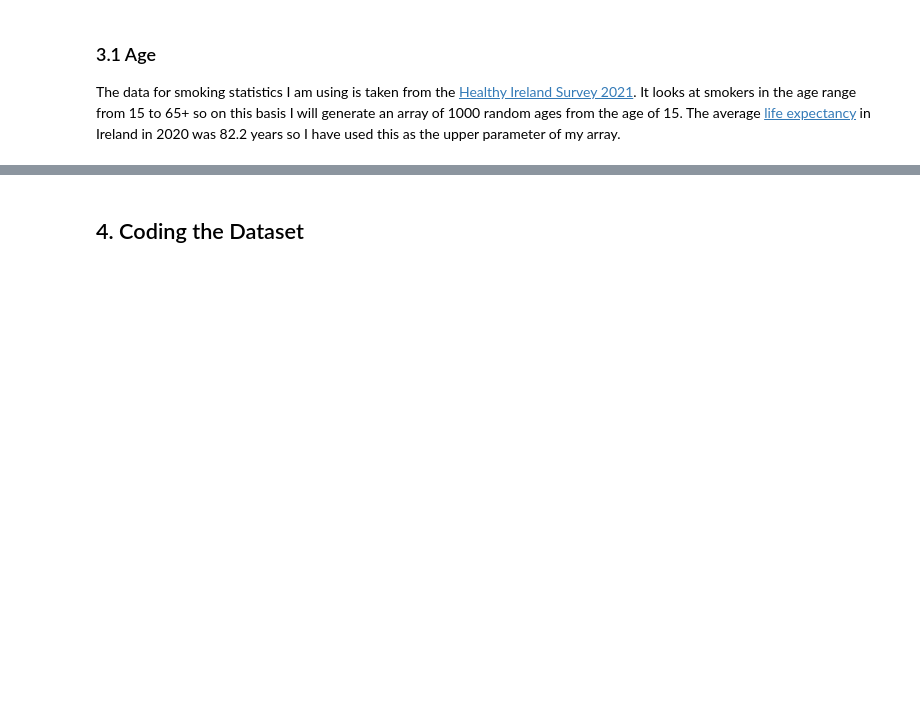
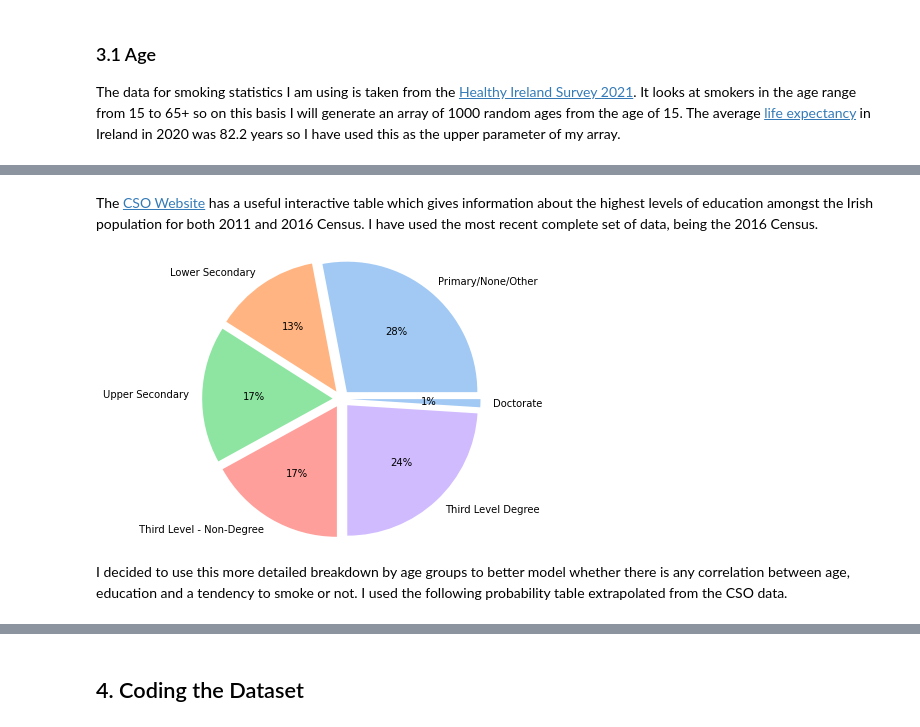
Before and after one commit to Scunnies/PfDA_Assignment, a Jupyter notebook: PfDA_Assignment.ipynb, the cells around one changed output, grey strips where cells are left out. Saved outputs shown, nothing was run; the diff lists cells and outputs as text; code cells hidden in the pictures; blank space fills up the shorter version.

```diff
--- a/PfDA_Assignment.ipynb
+++ b/PfDA_Assignment.ipynb
@@ -162,0 +130,17 @@ edu.rename({'Age Group':'Age', 'Highest Level of Education Completed':'Education
+# %% [markdown]
+The [CSO Website](https://data.cso.ie/table/EA005) has a useful interactive table which gives information about the highest levels of education amongst the Irish population for both 2011 and 2016 Census.  I have used the most recent complete set of data, being the 2016 Census.
+# %%
+# % values for each education category
+education = np.array([28, 13, 17, 17, 24, 1])
+cats = ['Primary/None/Other', 'Lower Secondary', 'Upper Secondary',' Third Level - Non-Degree', 'Third Level Degree', 'Doctorate' ]
+myexplode = [0.1 ,0.1 ,0.1 ,0.1 ,0.1 ,0.1]
+colors = sns.color_palette('pastel')[0:5]
+
+#create pie chart with % values
+plt.pie(education, explode=myexplode, labels = cats, colors = colors, autopct='%.0f%%', radius = 1.5)
+
+plt.show()
+# %% [output]
+[figure, added]
+# %% [markdown]
+I decided to use this more detailed breakdown by age groups to better model whether there is any correlation between age, education and a tendency to smoke or not. I used the following probability table extrapolated from the CSO data.
```
Also changed, not shown: parts of 22 cells of this notebook, 1 other file.
